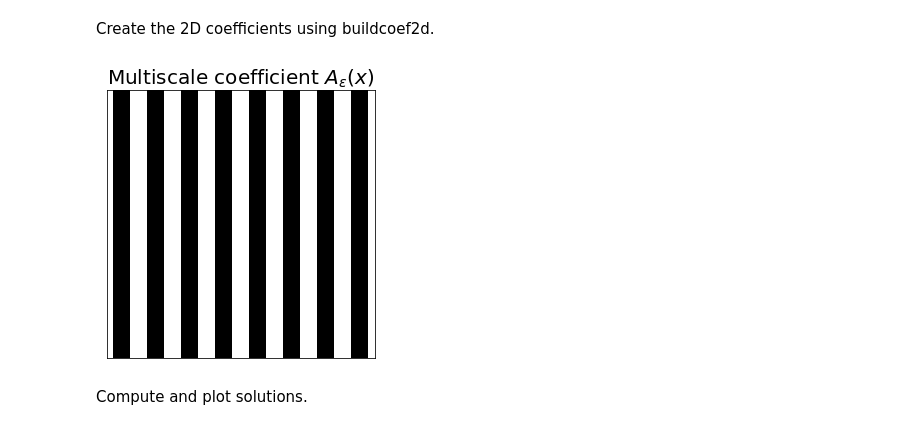
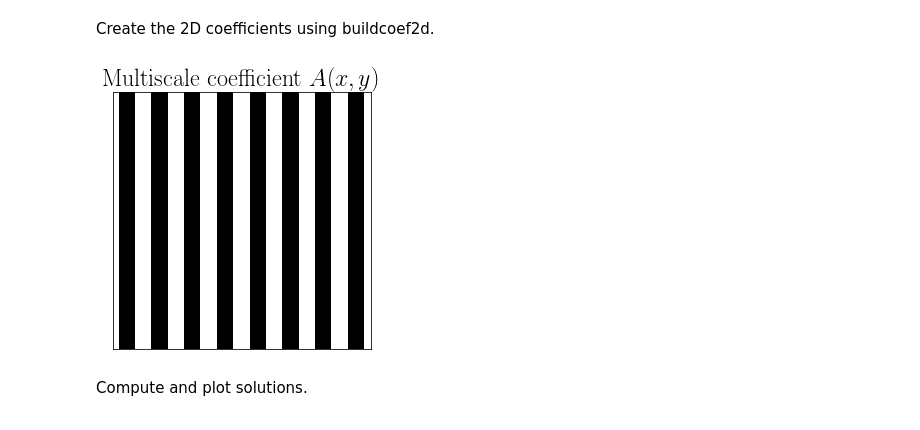
Before and after one commit to LjungPer/Master-Thesis, a Jupyter notebook: Notebooks/FEM_2D_MS_Figures_2.6-2.8.ipynb, the cells around one changed output. Saved outputs shown, nothing was run; the diff lists cells and outputs as text; code cells hidden in the pictures.

```diff
--- a/Notebooks/FEM_2D_MS_Figures_2.6-2.8.ipynb
+++ b/Notebooks/FEM_2D_MS_Figures_2.6-2.8.ipynb
@@ -40,38 +40,40 @@ Create coefficients
 CoefClass = buildcoef2d.Coefficient2d(NWorldFine,
                                             bg                  = bg,
                                             val                 = val,
                                             length              = 1,
                                             thick               = 65,
                                             space               = 65,
                                             probfactor          = 1,
                                             right               = 1,
                                             down                = 0,
                                             diagr1              = 0,
                                             diagr2              = 0,
                                             diagl1              = 0,
                                             diagl2              = 0,
                                             LenSwitch           = None,
                                             thickSwitch         = None,
                                             equidistant         = True,
                                             ChannelHorizontal   = None,
                                             ChannelVertical     = True,
                                             BoundarySpace       = None,
                                             Boxes2n             = None,
                                             Channels2n          = None,
                                             TestExample         = True)
 
 
-B = np.ones((len(xt),len(xt)))
-BBase = B.flatten()
-
 A = CoefClass.BuildCoefficient()
 ABase = A.flatten()
 plt.figure("OriginalCoefficient")
+plt.rc('text', usetex=True)
+plt.rc('font', family='serif')
 drawCoefficient(NWorldFine, ABase)
-plt.title('Multiscale coefficient $A_{\epsilon}(x)$', fontsize=20)
+plt.title(r'Multiscale coefficient $A(x,y)$', fontsize=24)
 plt.show()
+
+B = np.ones((len(xt),len(xt)))
+BBase = B.flatten()
 # %% [output]
-[figure, old version]
+[figure, new version]
 # %% [markdown]
 Compute and plot solutions.
 # %%
```
Also changed, not shown: parts of 2 cells of this notebook, 1 other file.
